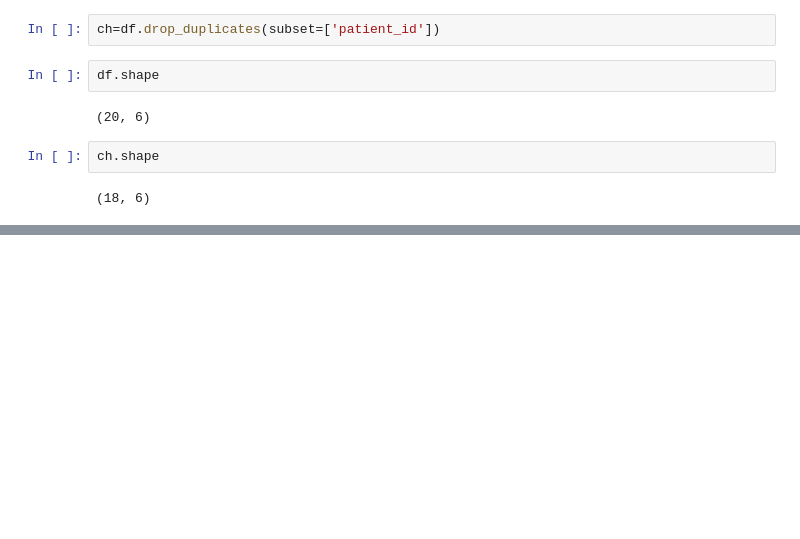
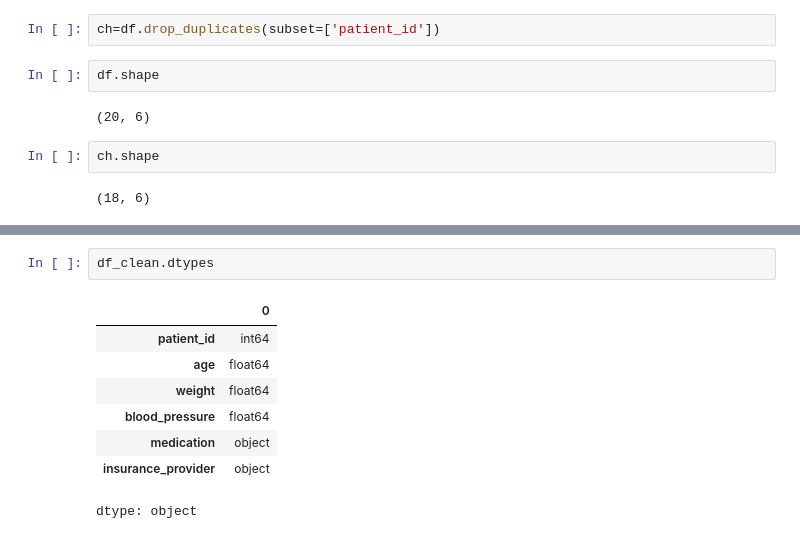
Before and after one commit to muditkumar14/aiml, a Jupyter notebook: Healthcare_Data_Cleaning.ipynb, the cells around one changed output, grey strips where cells are left out. Saved outputs shown, nothing was run; the diff lists cells and outputs as text; blank space fills up the shorter version.

```diff
--- a/Healthcare_Data_Cleaning.ipynb
+++ b/Healthcare_Data_Cleaning.ipynb
@@ -236,0 +267,11 @@ ch.shape
+# %%
+df_clean.dtypes
+# %% [output]
+|  | 0 |
+| patient_id | int64 |
+| age | float64 |
+| weight | float64 |
+| blood_pressure | float64 |
+| medication | object |
+| insurance_provider | object |
+dtype: object
```
Also changed, not shown: parts of 6 cells of this notebook.
